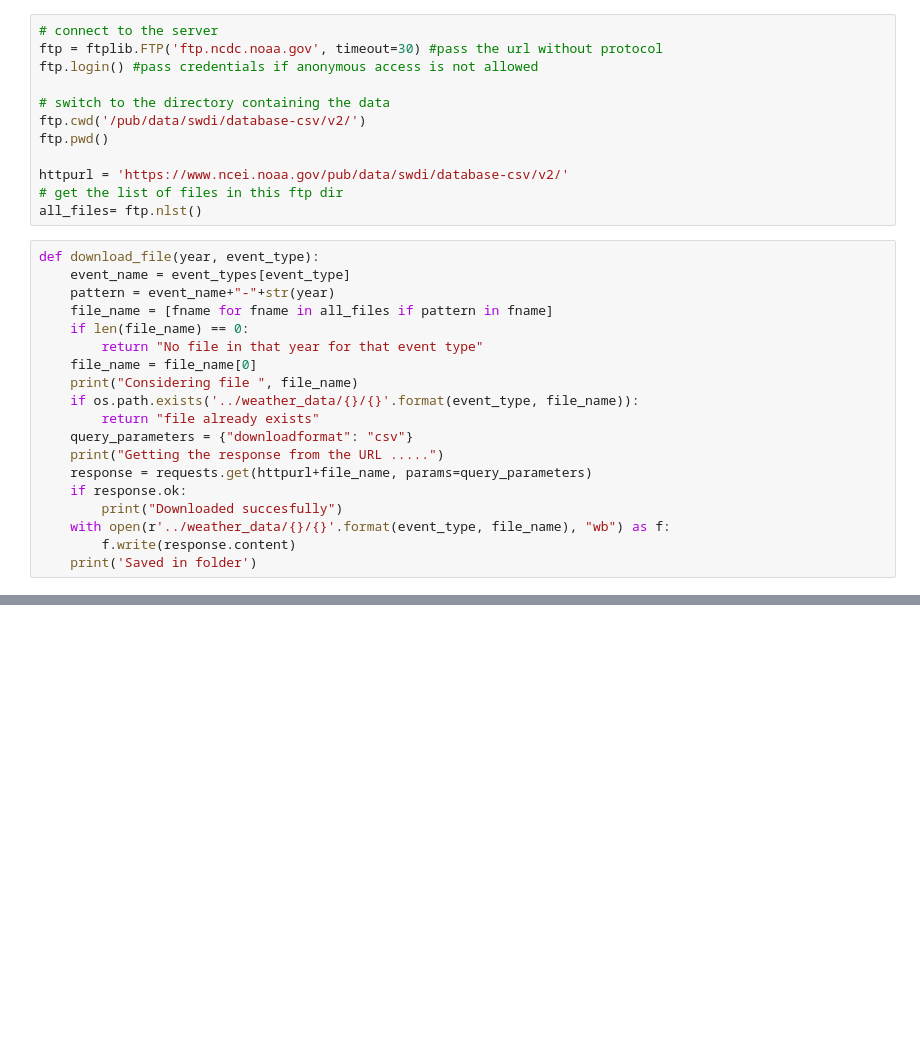
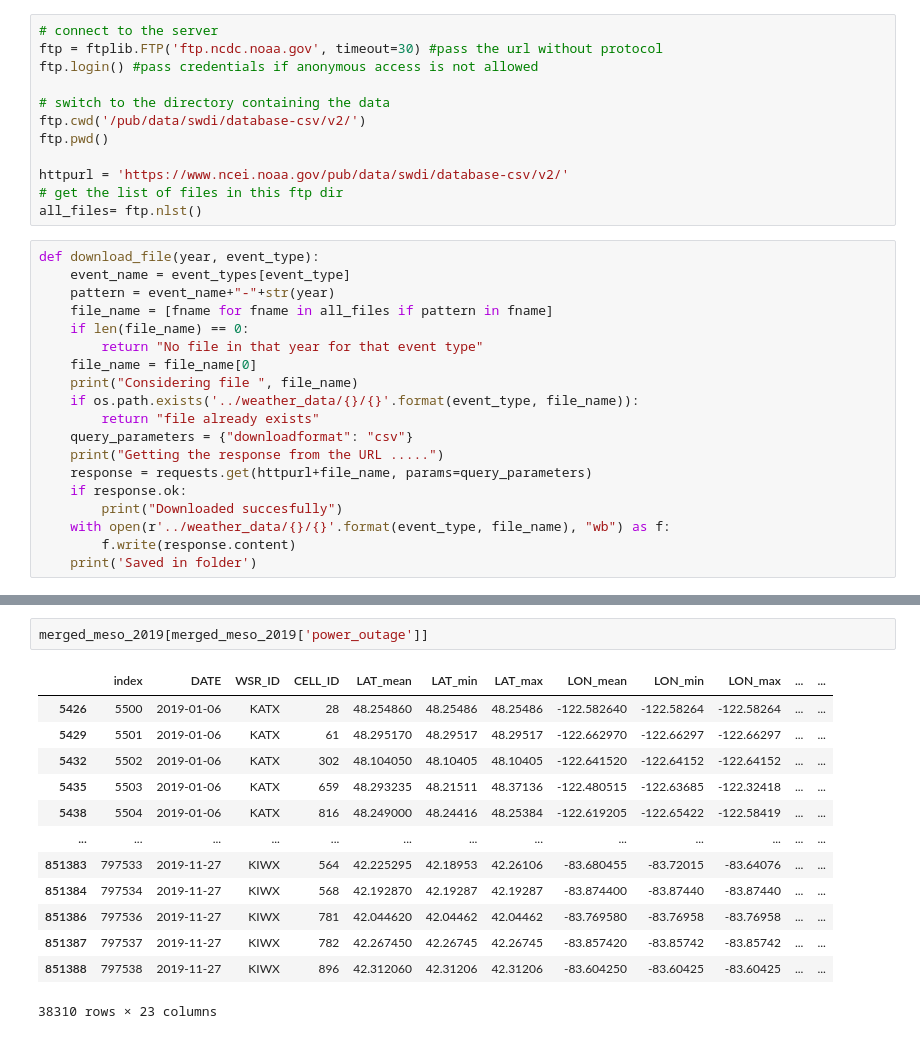
Before and after one commit to amourayuba/Power-Outage-Prediction, a Jupyter notebook: codes/merge.ipynb, the cells around one changed output, grey strips where cells are left out. Cells and saved outputs as stored; diff of their text form; blank space fills up the shorter version.

```diff
--- a/codes/merge.ipynb
+++ b/codes/merge.ipynb
@@ -144,0 +404,16 @@ merged_lightning_2019
+# %%
+merged_meso_2019[merged_meso_2019['power_outage']]
+# %% [output]
+|  | index | DATE | WSR_ID | CELL_ID | LAT_mean | LAT_min | LAT_max | LON_mean | LON_min | LON_max | ... | ... |
+| 5426 | 5500 | 2019-01-06 | KATX | 28 | 48.254860 | 48.25486 | 48.25486 | -122.582640 | -122.58264 | -122.58264 | ... | ... |
+| 5429 | 5501 | 2019-01-06 | KATX | 61 | 48.295170 | 48.29517 | 48.29517 | -122.662970 | -122.66297 | -122.66297 | ... | ... |
+| 5432 | 5502 | 2019-01-06 | KATX | 302 | 48.104050 | 48.10405 | 48.10405 | -122.641520 | -122.64152 | -122.64152 | ... | ... |
+| 5435 | 5503 | 2019-01-06 | KATX | 659 | 48.293235 | 48.21511 | 48.37136 | -122.480515 | -122.63685 | -122.32418 | ... | ... |
+| 5438 | 5504 | 2019-01-06 | KATX | 816 | 48.249000 | 48.24416 | 48.25384 | -122.619205 | -122.65422 | -122.58419 | ... | ... |
+| ... | ... | ... | ... | ... | ... | ... | ... | ... | ... | ... | ... | ... |
+| 851383 | 797533 | 2019-11-27 | KIWX | 564 | 42.225295 | 42.18953 | 42.26106 | -83.680455 | -83.72015 | -83.64076 | ... | ... |
+| 851384 | 797534 | 2019-11-27 | KIWX | 568 | 42.192870 | 42.19287 | 42.19287 | -83.874400 | -83.87440 | -83.87440 | ... | ... |
+| 851386 | 797536 | 2019-11-27 | KIWX | 781 | 42.044620 | 42.04462 | 42.04462 | -83.769580 | -83.76958 | -83.76958 | ... | ... |
+| 851387 | 797537 | 2019-11-27 | KIWX | 782 | 42.267450 | 42.26745 | 42.26745 | -83.857420 | -83.85742 | -83.85742 | ... | ... |
+| 851388 | 797538 | 2019-11-27 | KIWX | 896 | 42.312060 | 42.31206 | 42.31206 | -83.604250 | -83.60425 | -83.60425 | ... | ... |
+38310 rows × 23 columns
```
Also changed, not shown: parts of 49 cells of this notebook.
